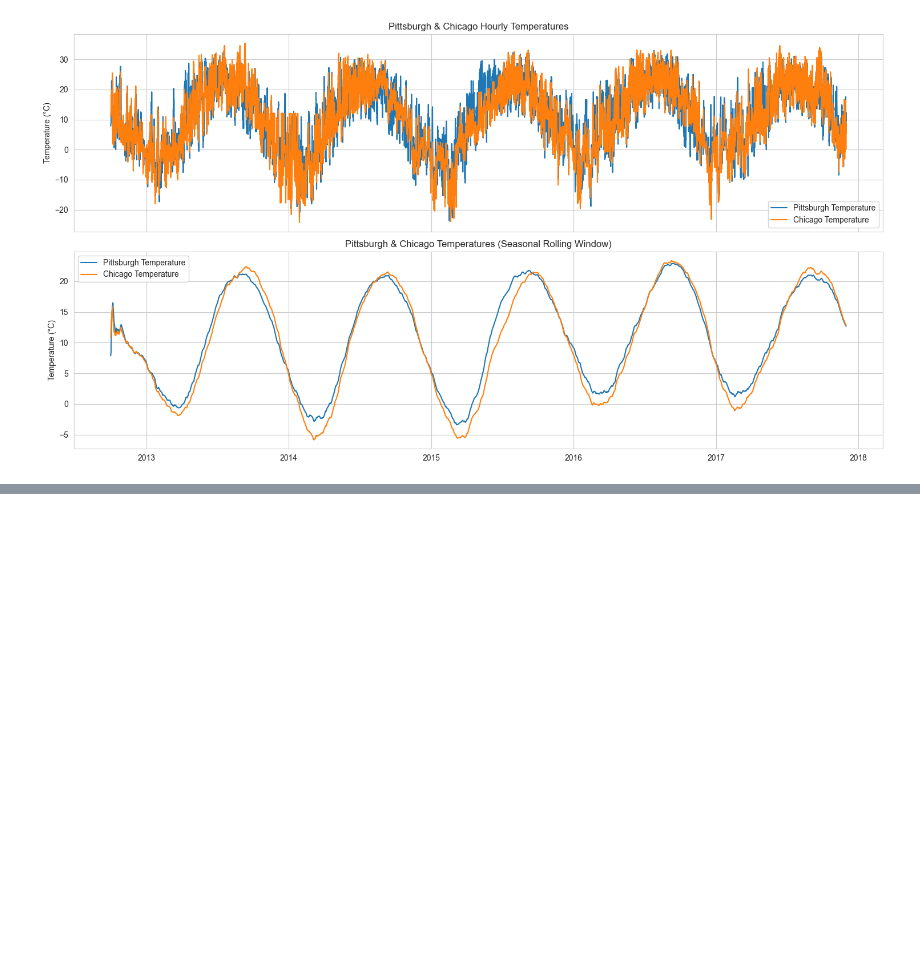
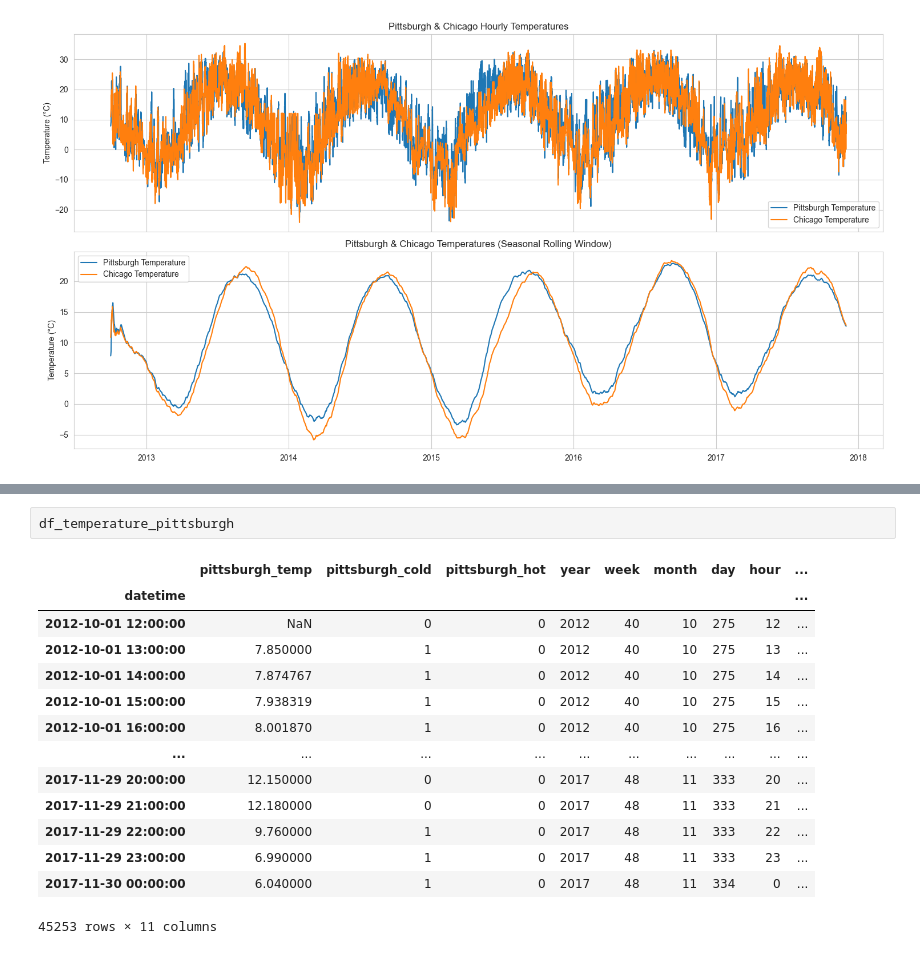
Before and after one commit to Somerillo/DI-Final_Project, a Jupyter notebook: time_series.ipynb, the cells around one changed output, grey strips where cells are left out. Cells and saved outputs as stored; diff of their text form; blank space fills up the shorter version.

```diff
--- a/time_series.ipynb
+++ b/time_series.ipynb
@@ -699,0 +738,17 @@ Additionally, in this plot we can capture general trends and say for example the
+# %%
+df_temperature_pittsburgh
+# %% [output]
+|  | pittsburgh_temp | pittsburgh_cold | pittsburgh_hot | year | week | month | day | hour | ... |
+| datetime |  |  |  |  |  |  |  |  | ... |
+| 2012-10-01 12:00:00 | NaN | 0 | 0 | 2012 | 40 | 10 | 275 | 12 | ... |
+| 2012-10-01 13:00:00 | 7.850000 | 1 | 0 | 2012 | 40 | 10 | 275 | 13 | ... |
+| 2012-10-01 14:00:00 | 7.874767 | 1 | 0 | 2012 | 40 | 10 | 275 | 14 | ... |
+| 2012-10-01 15:00:00 | 7.938319 | 1 | 0 | 2012 | 40 | 10 | 275 | 15 | ... |
+| 2012-10-01 16:00:00 | 8.001870 | 1 | 0 | 2012 | 40 | 10 | 275 | 16 | ... |
+| ... | ... | ... | ... | ... | ... | ... | ... | ... | ... |
+| 2017-11-29 20:00:00 | 12.150000 | 0 | 0 | 2017 | 48 | 11 | 333 | 20 | ... |
+| 2017-11-29 21:00:00 | 12.180000 | 0 | 0 | 2017 | 48 | 11 | 333 | 21 | ... |
+| 2017-11-29 22:00:00 | 9.760000 | 1 | 0 | 2017 | 48 | 11 | 333 | 22 | ... |
+| 2017-11-29 23:00:00 | 6.990000 | 1 | 0 | 2017 | 48 | 11 | 333 | 23 | ... |
+| 2017-11-30 00:00:00 | 6.040000 | 1 | 0 | 2017 | 48 | 11 | 334 | 0 | ... |
+45253 rows × 11 columns
```
Also changed, not shown: parts of 3 cells of this notebook.
